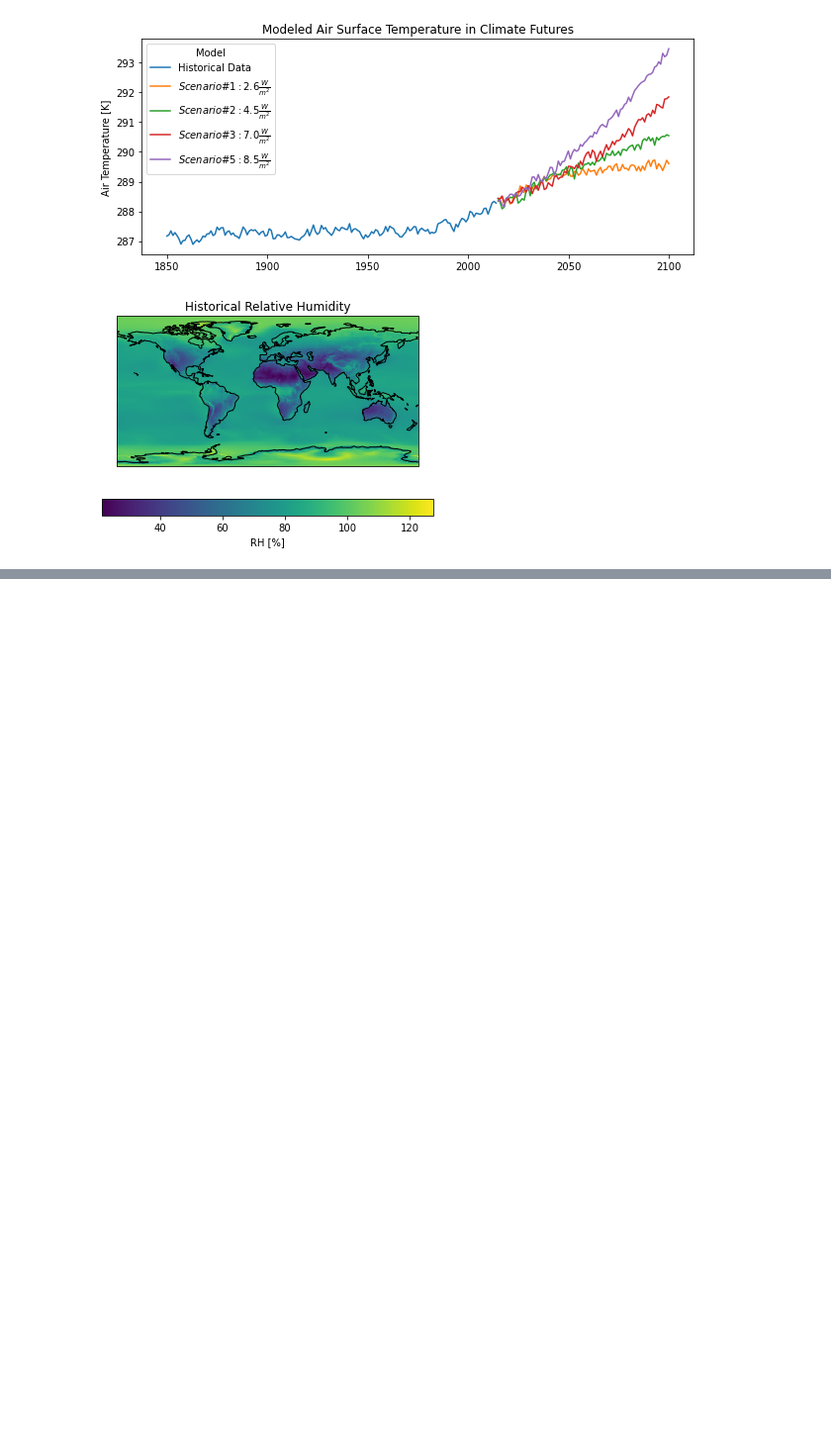
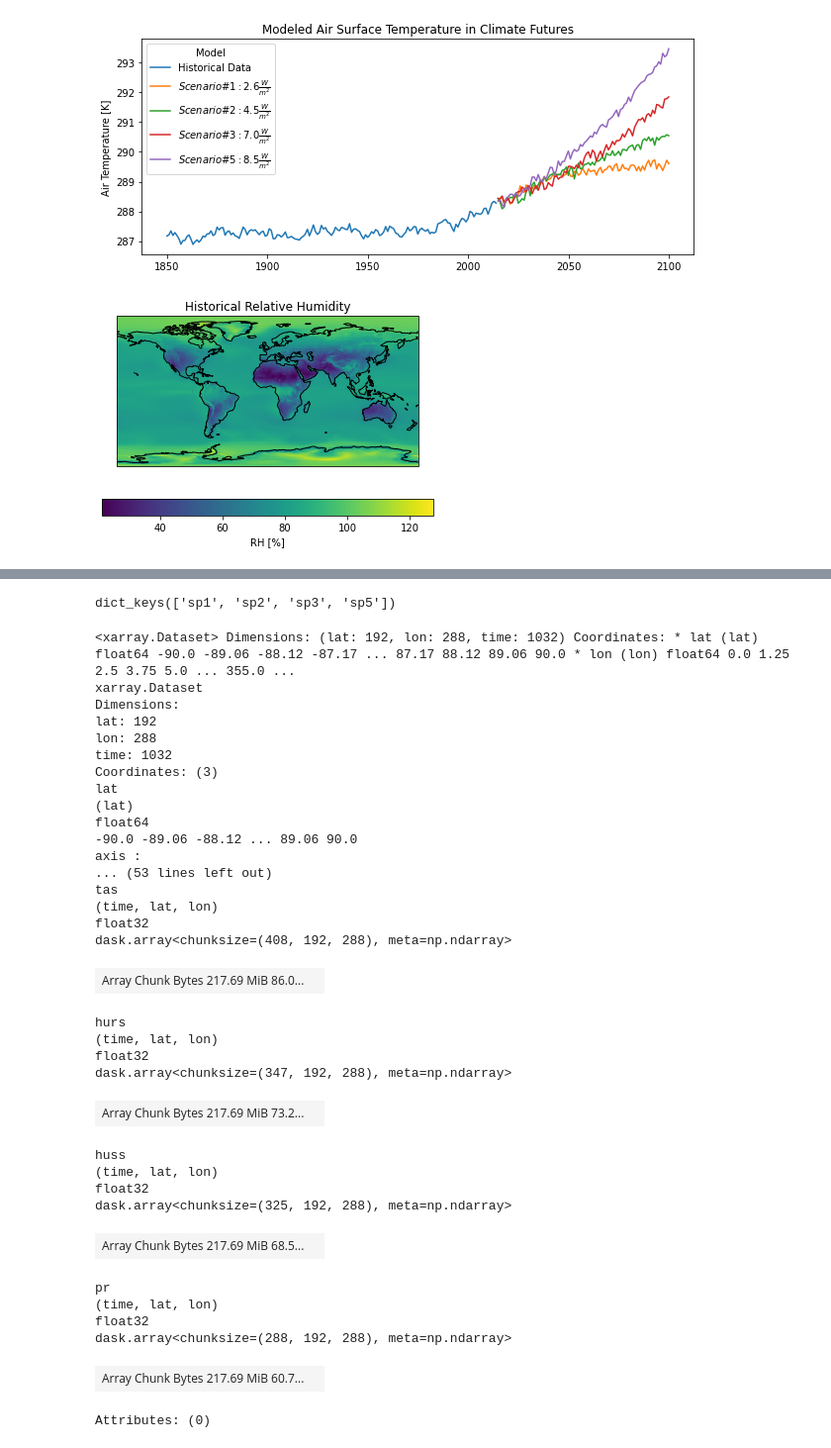
Before and after one commit to UCB-stat-159-s22/hw07-group20, a Jupyter notebook: _sources/notebooks/CESM_EDA.ipynb, the cells around one changed output, grey strips where cells are left out. Shown at 99% size. Drawn from its saved outputs; the diff is of its cells as text; code cells hidden in the pictures; blank space fills up the shorter version.

```diff
--- a/_sources/notebooks/CESM_EDA.ipynb
+++ b/_sources/notebooks/CESM_EDA.ipynb
@@ -491,0 +195,51 @@ Data variables:
+# %%
+# Create differences between models and historical data
+ds_diffs = ds.copy()
+
+ds_diffs['hist'] = baseline
+
+ds_diffs = ca.dictorize(
+    func = 'diff',
+    modeldict = ca.nest_dicts(
+        ds_diffs,
+    ),
+)
+
+print(ds_diffs.keys())
+ds_diffs['sp3']
+# %% [output]
+dict_keys(['sp1', 'sp2', 'sp3', 'sp5'])
+<xarray.Dataset> Dimensions: (lat: 192, lon: 288, time: 1032) Coordinates: * lat (lat) float64 -90.0 -89.06 -88.12 -87.17 ... 87.17 88.12 89.06 90.0 * lon (lon) float64 0.0 1.25 2.5 3.75 5.0 ... 355.0 ...
+xarray.Dataset
+Dimensions:
+lat: 192
+lon: 288
+time: 1032
+Coordinates: (3)
+lat
+(lat)
+float64
+-90.0 -89.06 -88.12 ... 89.06 90.0
+axis :
+... (53 lines left out)
+tas
+(time, lat, lon)
+float32
+dask.array<chunksize=(408, 192, 288), meta=np.ndarray>
+| Array Chunk Bytes 217.69 MiB 86.0... |  |
+hurs
+(time, lat, lon)
+float32
+dask.array<chunksize=(347, 192, 288), meta=np.ndarray>
+| Array Chunk Bytes 217.69 MiB 73.2... |  |
+huss
+(time, lat, lon)
+float32
+dask.array<chunksize=(325, 192, 288), meta=np.ndarray>
+| Array Chunk Bytes 217.69 MiB 68.5... |  |
+pr
+(time, lat, lon)
+float32
+dask.array<chunksize=(288, 192, 288), meta=np.ndarray>
+| Array Chunk Bytes 217.69 MiB 60.7... |  |
+Attributes: (0)
```
Also changed, not shown: parts of 18 cells of this notebook, 26 other files.
